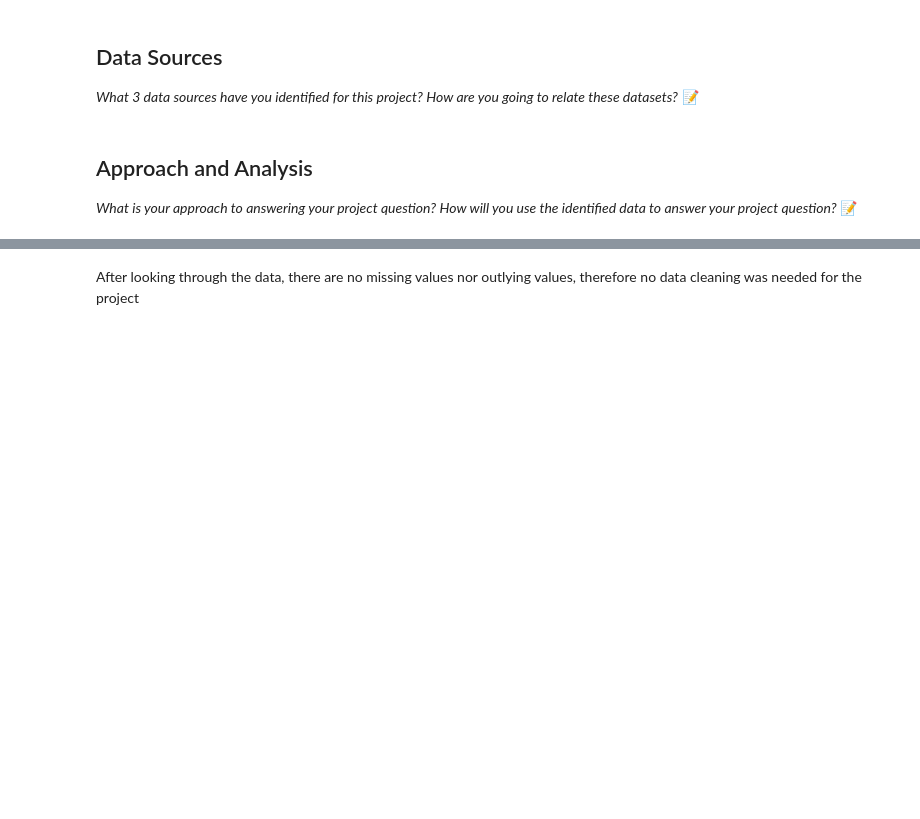
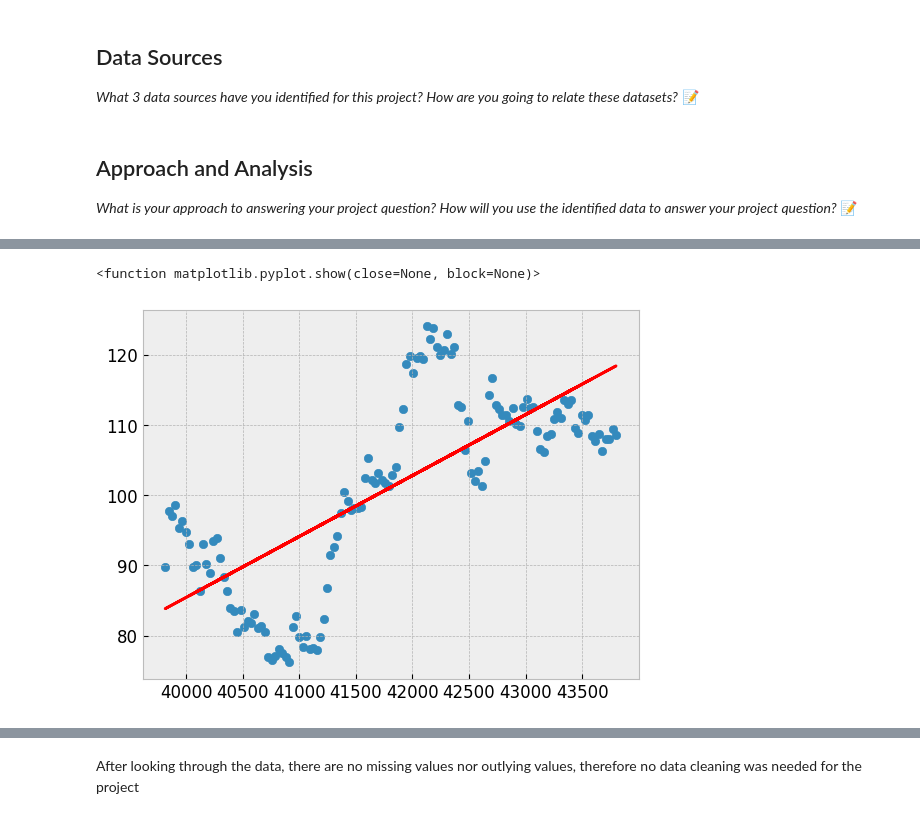
Before and after one commit to IT4063c-Spring23/final-project-tomh237, a Jupyter notebook: source.ipynb, the cells around one changed output, grey strips where cells are left out. Cells and saved outputs as stored; diff of their text form; code cells hidden in the pictures; blank space fills up the shorter version.

```diff
--- a/source.ipynb
+++ b/source.ipynb
@@ -77,0 +74,16 @@ In Plot 4: Cost of standard grocery items are shown by month
+# %%
+x_jpy = np.array(currency_df[['Month']]).reshape(-1, 1)
+y_jpy = np.array(currency_df[['USD/JPY Close']]).reshape(-1, 1)
+
+x_jpy_train, x_jpy_test, y_jpy_train, y_jpy_test = train_test_split(x_jpy, y_jpy, test_size = 0.25)
+jpy_regr = LinearRegression()
+jpy_regr.fit(x_jpy_train, y_jpy_train)
+jpy_pred = jpy_regr.predict(x_jpy_test)
+
+plt.scatter(x = 'Month', y = 'USD/JPY Close', data = currency_df)
+plt.plot(x_jpy_test, jpy_pred, color = 'r')
+
+plt.show
+# %% [output]
+<function matplotlib.pyplot.show(close=None, block=None)>
+[figure, added]
```
Also changed, not shown: parts of 9 cells of this notebook, 4 other files.
